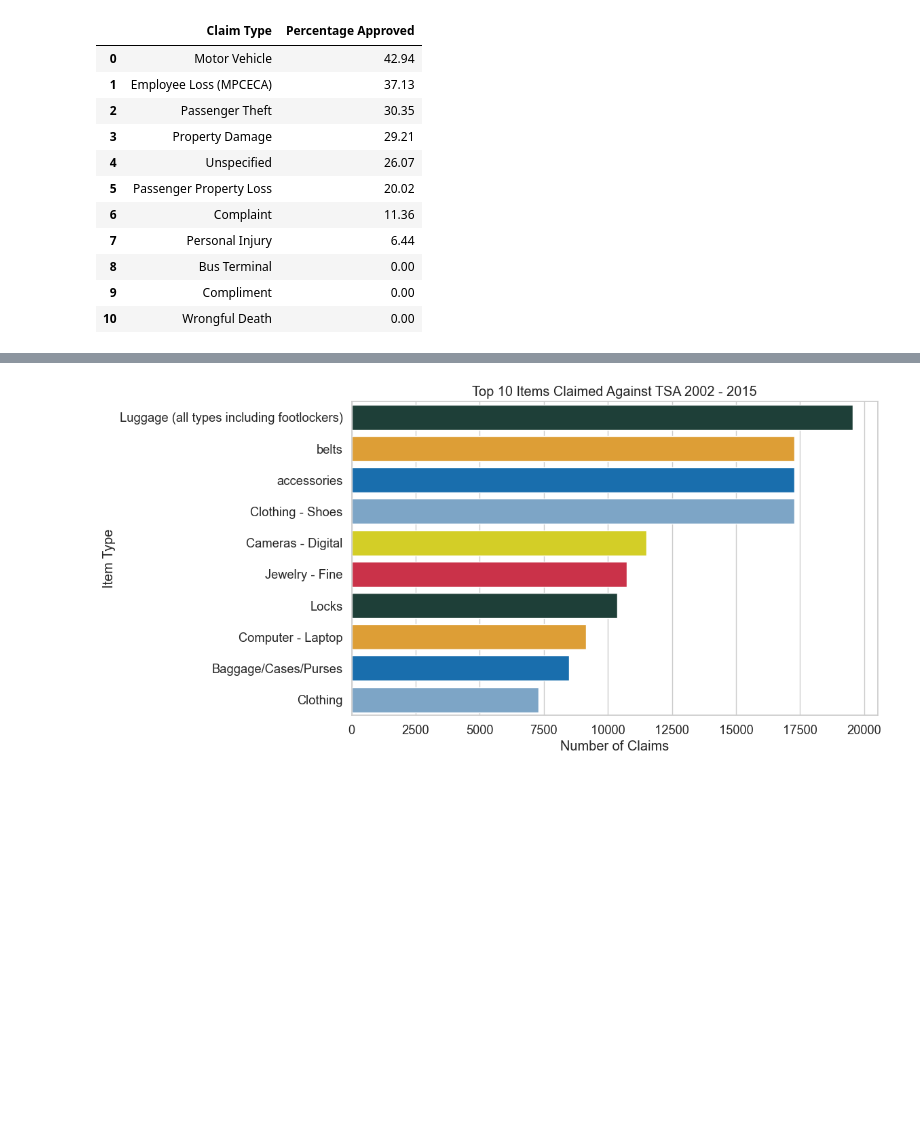
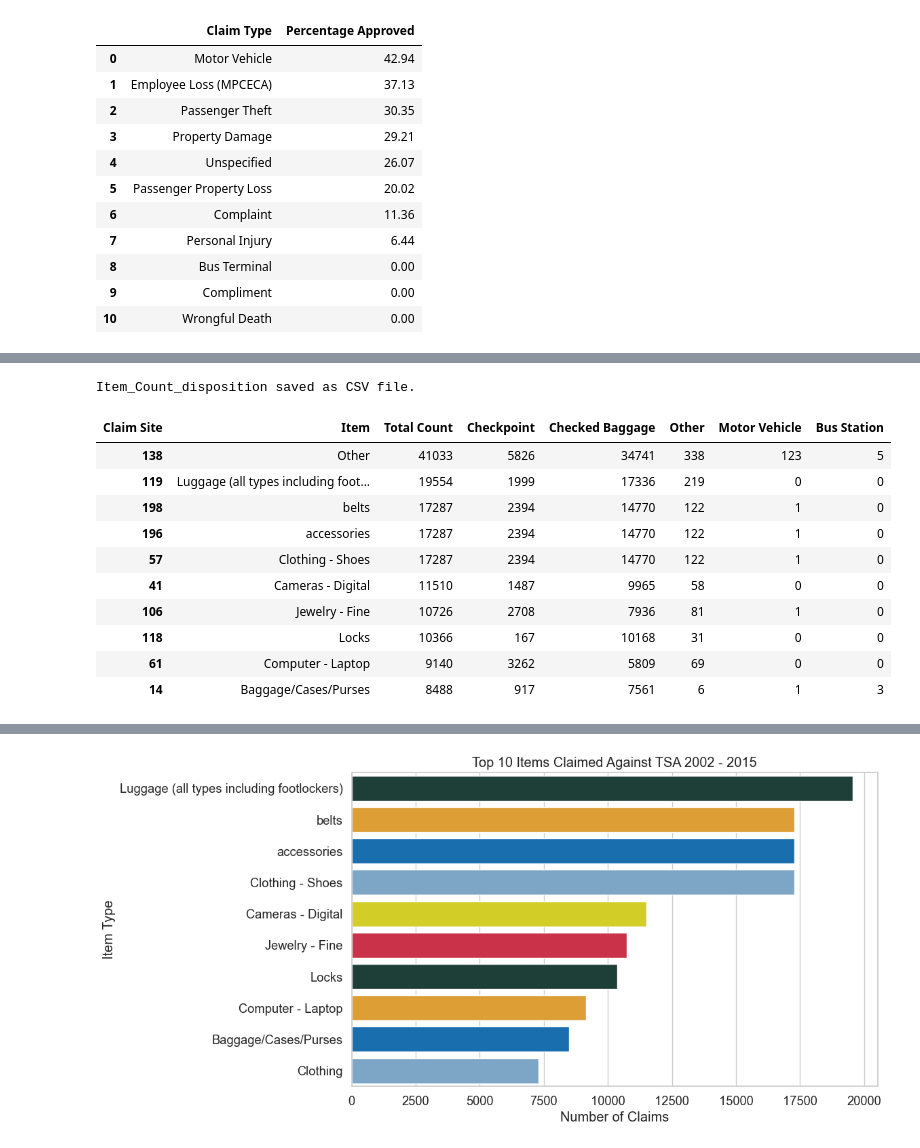
Before and after one commit to Jaomar92/capstone2, a Jupyter notebook: capstone2.ipynb, the cells around one changed output, grey strips where cells are left out. Drawn from its saved outputs; the diff is of its cells as text; code cells hidden in the pictures; blank space fills up the shorter version.

Commit message:
Touch up on Items and airlines

```diff
--- a/capstone2.ipynb
+++ b/capstone2.ipynb
@@ -1193,0 +1200,80 @@ df_item_top10
+# %%
+# Split items and create a new dataframe with one item per row
+items_split = df['Item'].str.split('; ', expand=True)
+df_items_split = items_split.stack().reset_index(level=1, drop=True).to_frame('Item')
+
+# Combine the split items dataframe with the original dataframe
+df_combined = df.drop('Item', axis=1).join(df_items_split)
+
+# Count items by Disposition
+item_counts = df_combined.groupby(['Item', 'Disposition']).size().reset_index(name='Item Count')
+
+# Pivot the item counts by Disposition
+item_pivot = item_counts.pivot_table(values='Item Count', index='Item', columns='Disposition', fill_value=0).reset_index()
+
+# Calculate the total count for each item
+item_pivot['Total Count'] = item_pivot.iloc[:, 1:].sum(axis=1)
+
+# Exclude rows with 'Item' value 'etc.'
+item_pivot = item_pivot[item_pivot['Item'] != 'etc.']
+
+# Rearrange columns
+columns_order = [ 'Item', 'Total Count','Approved in Full', 'Settle', 'Non-Pursuable', 'Deny',
+       'In pursuit', 'Non-TSA']
+item_pivot = item_pivot[columns_order]
+
+# Sort by Total Count from biggest to smallest
+item_pivot.sort_values(by='Total Count', ascending=False, inplace=True)
+
+item_pivot.head(10)
+
+# Save the dataframe to a CSV file
+item_pivot.to_csv('Item_Count_disposition.csv', index=False)
+
+print("Item_Count_disposition saved as CSV file.")
+# %% [output]
+Item_Count_disposition saved as CSV file.
+# %%
+# Split items and create a new dataframe with one item per row
+items_split = df['Item'].str.split('; ', expand=True)
+df_items_split = items_split.stack().reset_index(level=1, drop=True).to_frame('Item')
+
+# Combine the split items dataframe with the original dataframe
+df_combined = df.drop('Item', axis=1).join(df_items_split)
+
+# Count items by Claim Site
+item_counts = df_combined.groupby(['Item', 'Claim Site']).size().reset_index(name='Item Count')
+
+# Pivot the item counts by Claim Site
+item_pivot = item_counts.pivot_table(values='Item Count', index='Item', columns='Claim Site', fill_value=0).reset_index()
+
+# Calculate the total count for each item
+item_pivot['Total Count'] = item_pivot.iloc[:, 1:].sum(axis=1)
+
+# Exclude rows with value 'etc.'
+item_pivot = item_pivot[item_pivot['Item'] != 'etc.']
+
+columns_order = ['Item', 'Total Count', 'Checkpoint', 'Checked Baggage', 'Other', 'Motor Vehicle', 'Bus Station']
+item_pivot = item_pivot[columns_order]
+
+# Sort by Total Count from biggest to smallest
+item_pivot.sort_values(by='Total Count', ascending=False, inplace=True)
+
+item_pivot.head(10)
+
+# Save the dataframe to a CSV file
+# item_pivot.to_csv('Item_Count_Site.csv', index=False)
+
+# print("Item_Count_disposition saved as CSV file.")
+# %% [output]
+| Claim Site | Item | Total Count | Checkpoint | Checked Baggage | Other | Motor Vehicle | Bus Station |
+| 138 | Other | 41033 | 5826 | 34741 | 338 | 123 | 5 |
+| 119 | Luggage (all types including foot... | 19554 | 1999 | 17336 | 219 | 0 | 0 |
+| 198 | belts | 17287 | 2394 | 14770 | 122 | 1 | 0 |
+| 196 | accessories | 17287 | 2394 | 14770 | 122 | 1 | 0 |
+| 57 | Clothing - Shoes | 17287 | 2394 | 14770 | 122 | 1 | 0 |
+| 41 | Cameras - Digital | 11510 | 1487 | 9965 | 58 | 0 | 0 |
+| 106 | Jewelry - Fine | 10726 | 2708 | 7936 | 81 | 1 | 0 |
+| 118 | Locks | 10366 | 167 | 10168 | 31 | 0 | 0 |
+| 61 | Computer - Laptop | 9140 | 3262 | 5809 | 69 | 0 | 0 |
+| 14 | Baggage/Cases/Purses | 8488 | 917 | 7561 | 6 | 1 | 3 |
```
Also changed, not shown: parts of 25 cells of this notebook, 11 other files.
